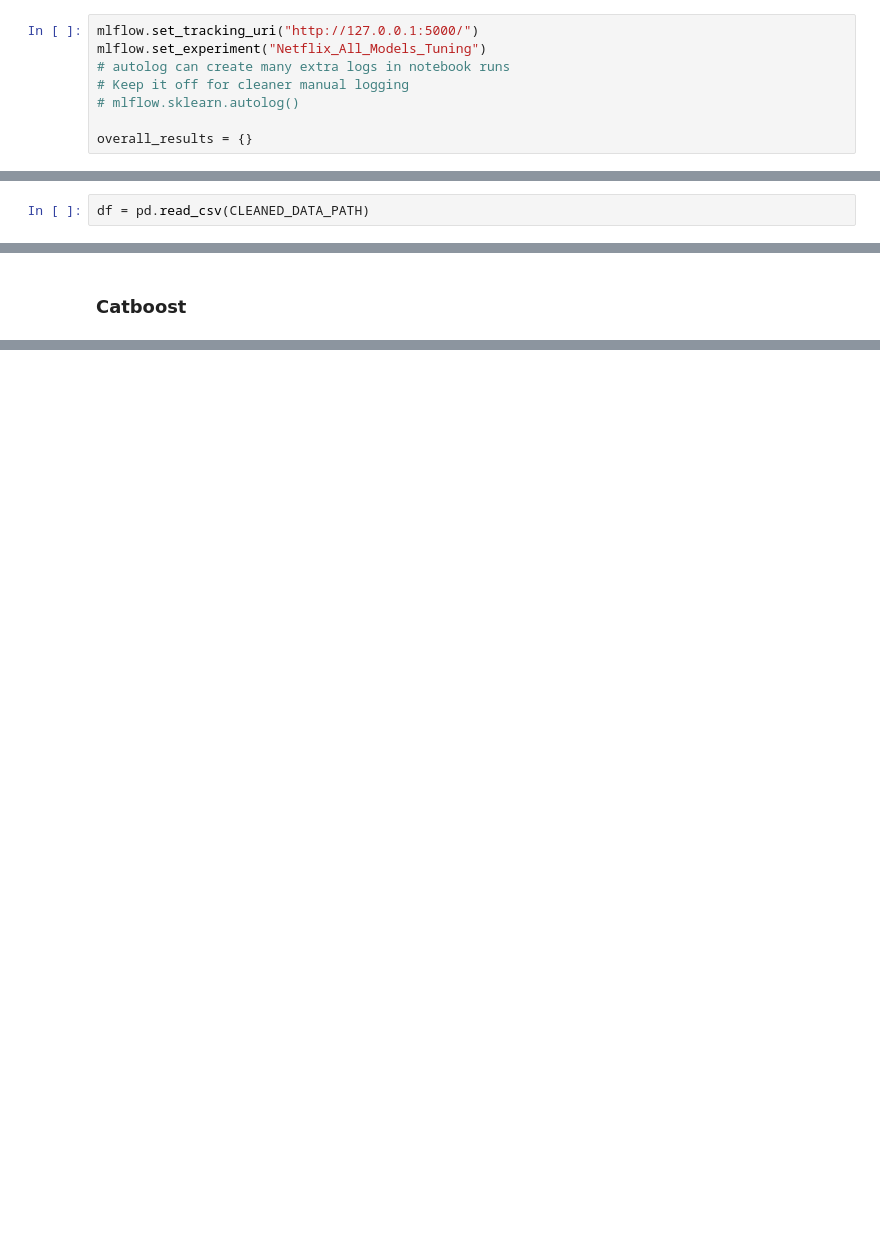
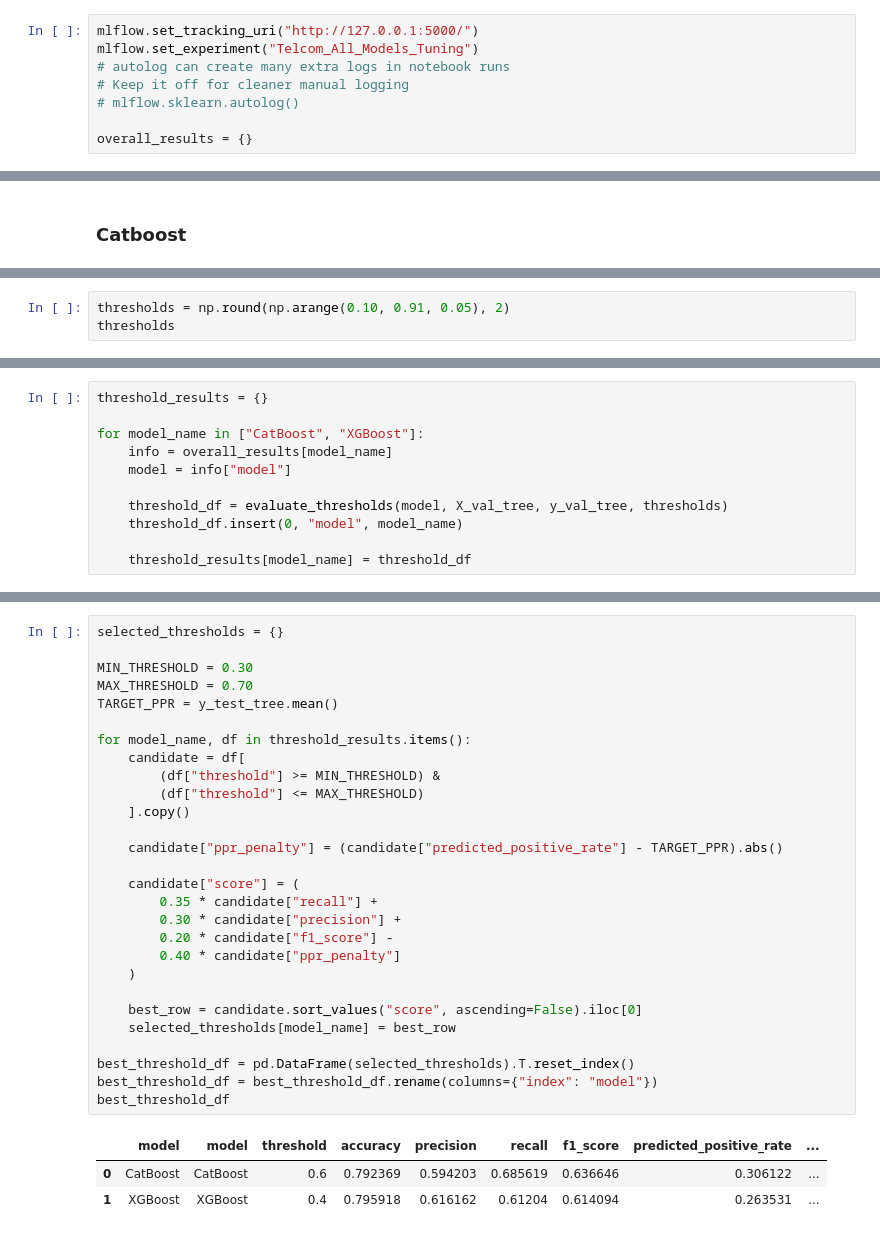
Before and after one commit to thuhang012/mlops-customer-churn, a Jupyter notebook: notebooks/02_experiment.ipynb, the cells around one changed output, grey strips where cells are left out. Saved outputs shown, nothing was run; the diff lists cells and outputs as text; blank space fills up the shorter version.

Commit message:
feat(experiments): update notebook experiments

```diff
--- a/notebooks/02_experiment.ipynb
+++ b/notebooks/02_experiment.ipynb
@@ -43,7 +43,7 @@ SPLIT_COLUMN = "data_split"
 RANDOM_STATE = 42
 # %%
 mlflow.set_tracking_uri("http://127.0.0.1:5000/")
-mlflow.set_experiment("Netflix_All_Models_Tuning")
+mlflow.set_experiment("Telcom_All_Models_Tuning")
 # autolog can create many extra logs in notebook runs
 # Keep it off for cleaner manual logging
 # mlflow.sklearn.autolog()
@@ -54,2 +51,0 @@ overall_results = {}
-# %%
-df = pd.read_csv(CLEANED_DATA_PATH)
@@ -925,0 +755,3 @@ Chosen threshold: 0.5
+# %%
+thresholds = np.round(np.arange(0.10, 0.91, 0.05), 2)
+thresholds
@@ -925,0 +779,11 @@ Chosen threshold: 0.5
+# %%
+threshold_results = {}
+
+for model_name in ["CatBoost", "XGBoost"]:
+    info = overall_results[model_name]
+    model = info["model"]
+
+    threshold_df = evaluate_thresholds(model, X_val_tree, y_val_tree, thresholds)
+    threshold_df.insert(0, "model", model_name)
+
+    threshold_results[model_name] = threshold_df
@@ -925,0 +846,32 @@ Chosen threshold: 0.5
+# %%
+selected_thresholds = {}
+
+MIN_THRESHOLD = 0.30
+MAX_THRESHOLD = 0.70
+TARGET_PPR = y_test_tree.mean()
+
+for model_name, df in threshold_results.items():
+    candidate = df[
+        (df["threshold"] >= MIN_THRESHOLD) &
+        (df["threshold"] <= MAX_THRESHOLD)
+    ].copy()
+
+    candidate["ppr_penalty"] = (candidate["predicted_positive_rate"] - TARGET_PPR).abs()
+
+    candidate["score"] = (
+        0.35 * candidate["recall"] +
+        0.30 * candidate["precision"] +
+        0.20 * candidate["f1_score"] -
+        0.40 * candidate["ppr_penalty"]
+    )
+
+    best_row = candidate.sort_values("score", ascending=False).iloc[0]
+    selected_thresholds[model_name] = best_row
+
+best_threshold_df = pd.DataFrame(selected_thresholds).T.reset_index()
+best_threshold_df = best_threshold_df.rename(columns={"index": "model"})
+best_threshold_df
+# %% [output]
+|  | model | model | threshold | accuracy | precision | recall | f1_score | predicted_positive_rate | ... |
+| 0 | CatBoost | CatBoost | 0.6 | 0.792369 | 0.594203 | 0.685619 | 0.636646 | 0.306122 | ... |
+| 1 | XGBoost | XGBoost | 0.4 | 0.795918 | 0.616162 | 0.61204 | 0.614094 | 0.263531 | ... |
```
Also changed, not shown: parts of 34 cells of this notebook.
